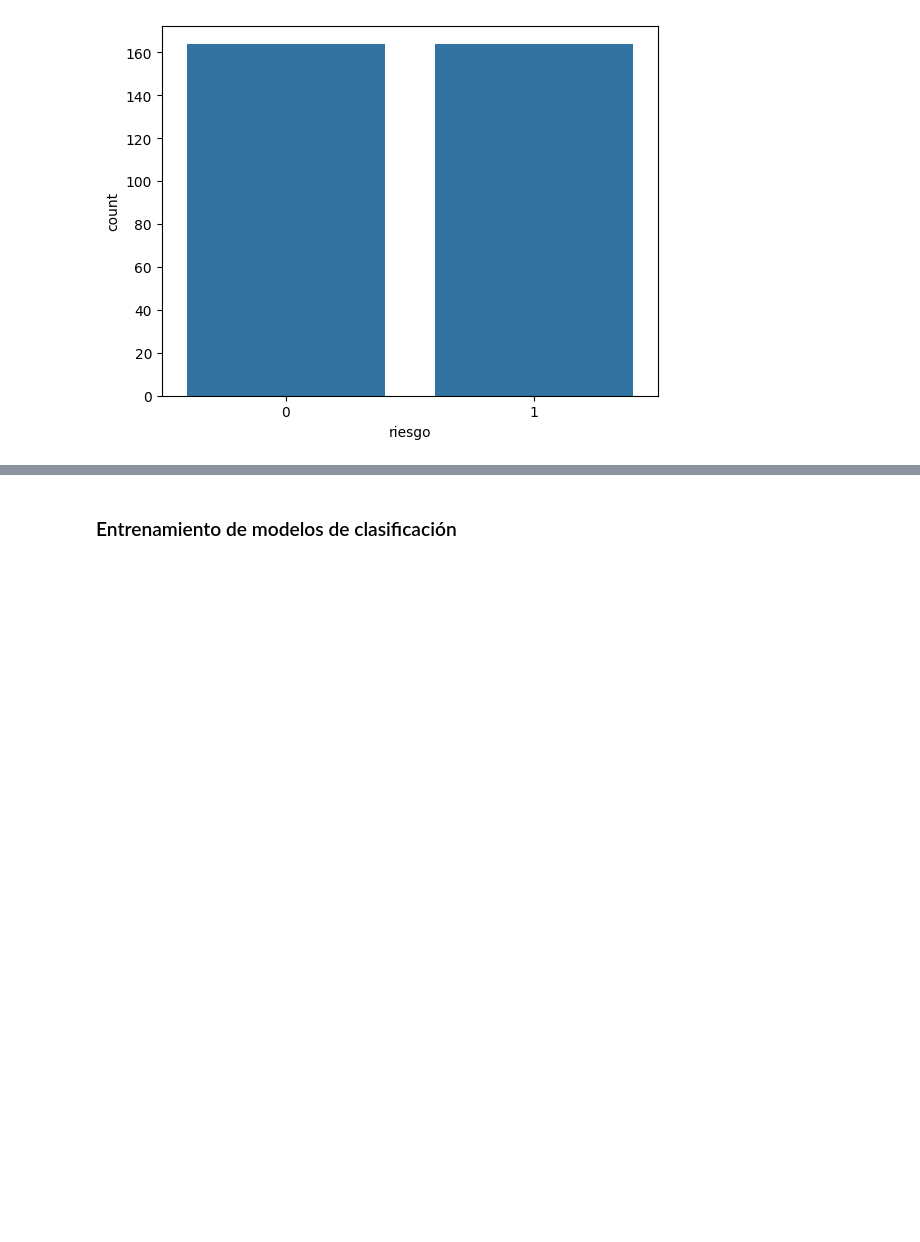
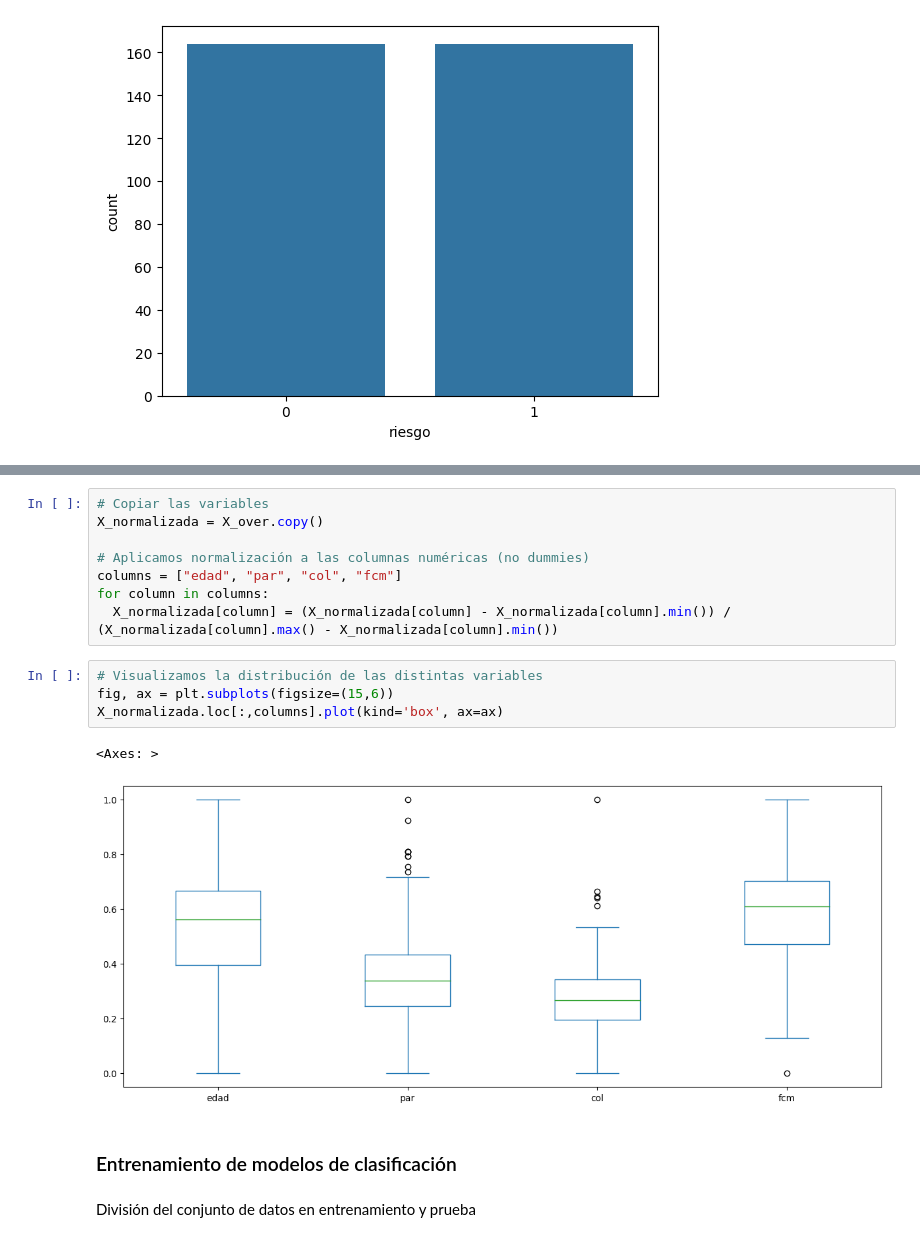
Before and after one commit to FedericoPacheco/tp2-cd, a Jupyter notebook: notebook.ipynb, the cells around one changed output, grey strips where cells are left out. Saved outputs shown, nothing was run; the diff lists cells and outputs as text; blank space fills up the shorter version.

```diff
--- a/notebook.ipynb
+++ b/notebook.ipynb
@@ -212,2 +221,19 @@ sns.countplot(x=y_over)
+# %%
+# Copiar las variables
+X_normalizada = X_over.copy()
+
+# Aplicamos normalización a las columnas numéricas (no dummies)
+columns = ["edad", "par", "col", "fcm"]
+for column in columns:
+  X_normalizada[column] = (X_normalizada[column] - X_normalizada[column].min()) / (X_normalizada[column].max() - X_normalizada[column].min())
+# %%
+# Visualizamos la distribución de las distintas variables
+fig, ax = plt.subplots(figsize=(15,6))
+X_normalizada.loc[:,columns].plot(kind='box', ax=ax)
+# %% [output]
+<Axes: >
+[figure, added]
 # %% [markdown]
 ### Entrenamiento de modelos de clasificación
+# %% [markdown]
+División del conjunto de datos en entrenamiento y prueba
```
Also changed, not shown: parts of 55 cells of this notebook.
